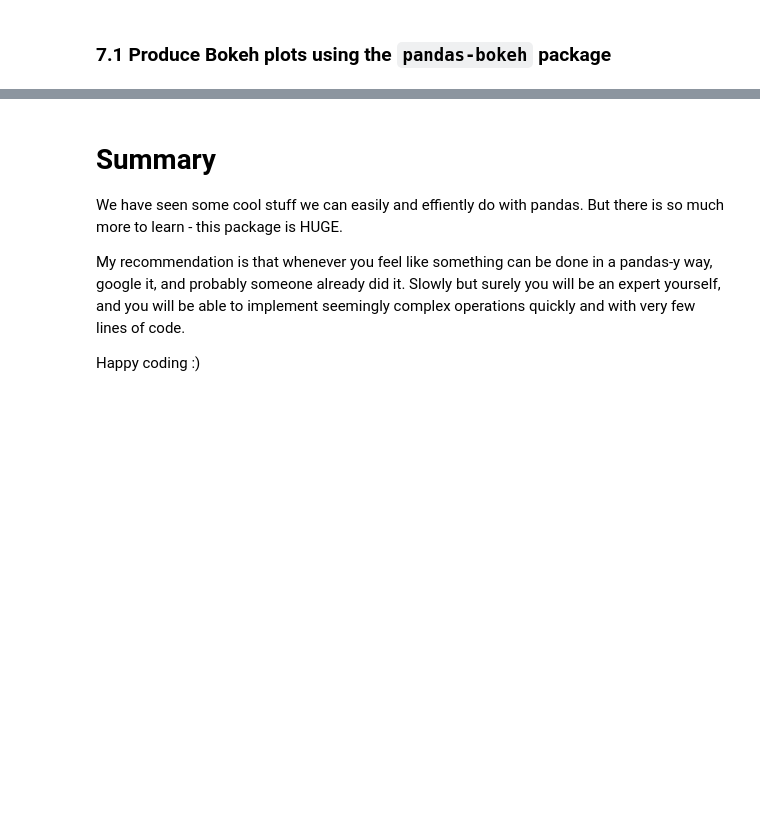
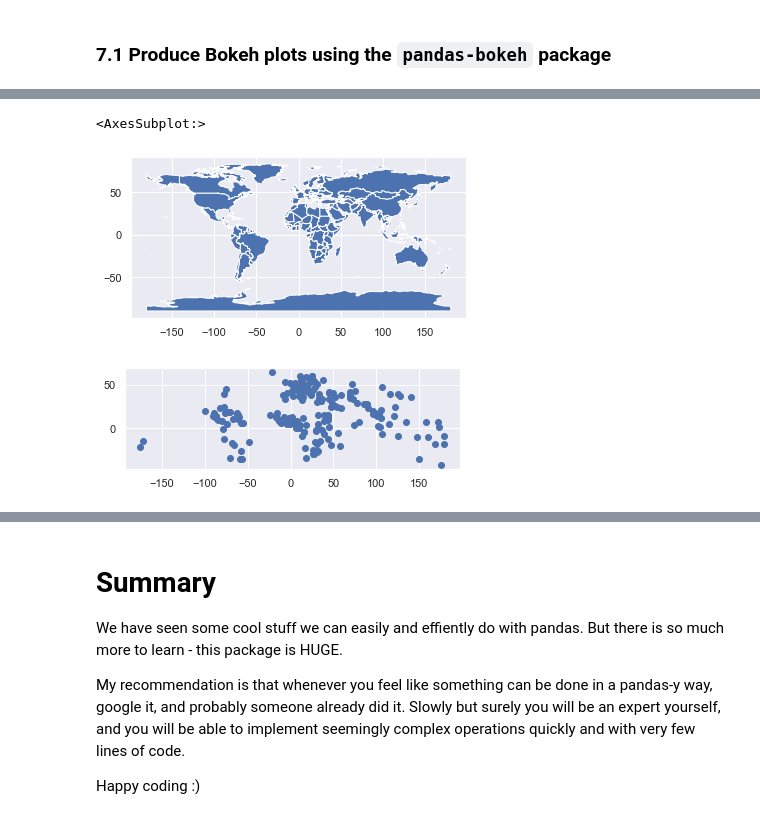
Before and after one commit to yairf11/advanced-pandas, a Jupyter notebook: efficient_pandas.ipynb, the cells around one changed output, grey strips where cells are left out. Saved outputs shown, nothing was run; the diff lists cells and outputs as text; code cells hidden in the pictures; blank space fills up the shorter version.

```diff
--- a/efficient_pandas.ipynb
+++ b/efficient_pandas.ipynb
@@ -630,0 +748,9 @@ df.groupby(["Company", "Process"]).size().unstack(level=1).plot_bokeh(kind="bar"
+# %%
+countries = gpd.read_file(gpd.datasets.get_path("naturalearth_lowres"))
+cities = gpd.read_file(gpd.datasets.get_path("naturalearth_cities"))
+countries.plot()
+cities.plot()
+# %% [output]
+<AxesSubplot:>
+[figure, added]
+[figure, added]
```
Also changed, not shown: parts of 33 cells of this notebook, 2 other files.
